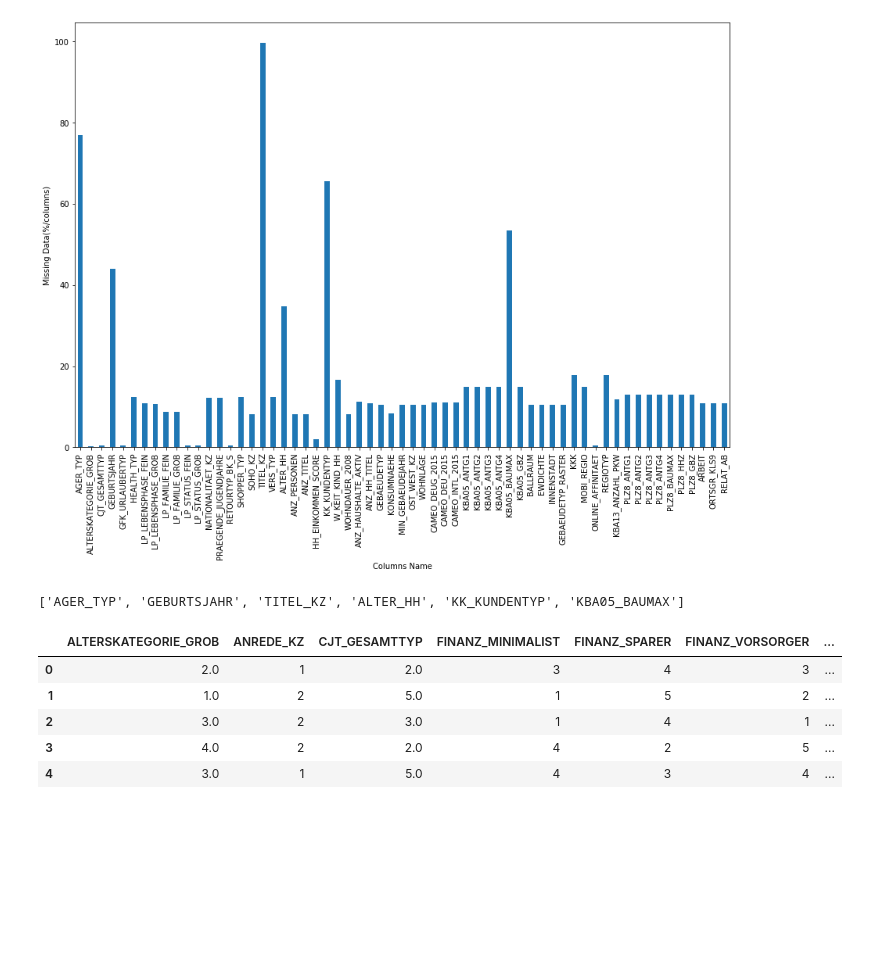
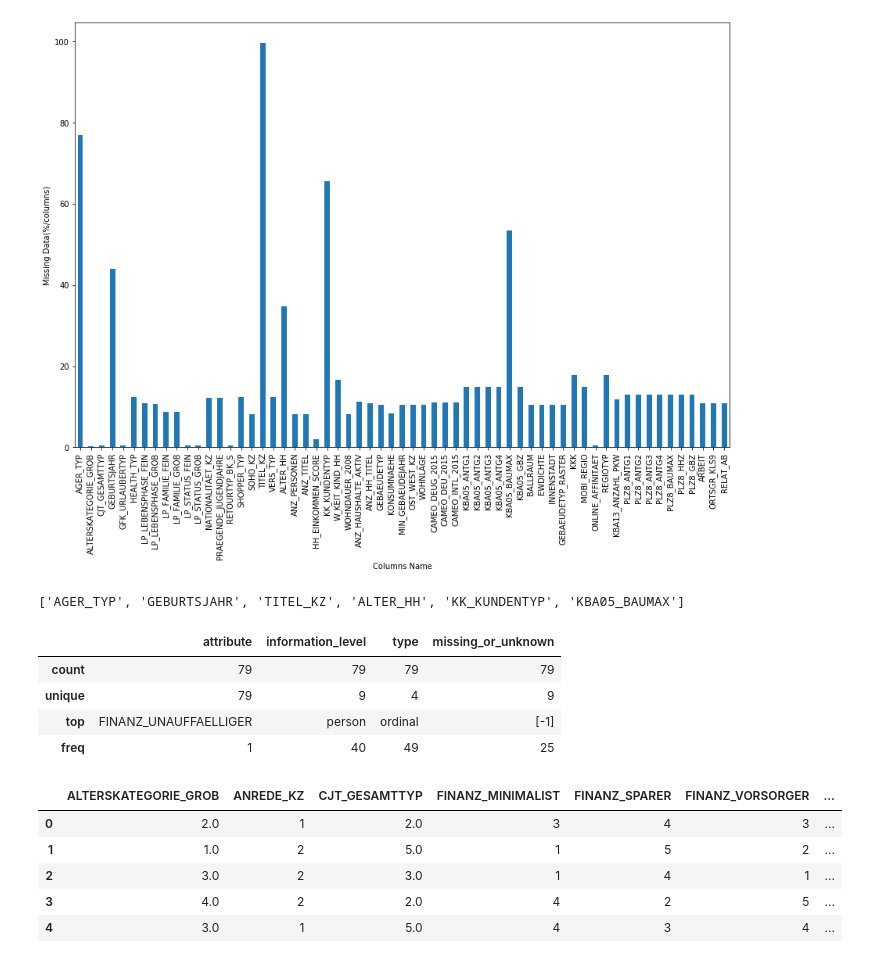
Before and after one commit to jamieYNchan/Udacity-Project, a Jupyter notebook: Identify_Customer_Segments/Identify_Customer_Segments.ipynb, the cells around one changed output. Drawn from its saved outputs; the diff is of its cells as text; code cells hidden in the pictures; blank space fills up the shorter version.

```diff
--- a/Identify_Customer_Segments/Identify_Customer_Segments.ipynb
+++ b/Identify_Customer_Segments/Identify_Customer_Segments.ipynb
@@ -274,3 +295,11 @@ azdias.drop(except_over_20, axis=1, inplace=True)
+# %%
+feat_info.describe()
+# %% [output]
+|  | attribute | information_level | type | missing_or_unknown |
+| count | 79 | 79 | 79 | 79 |
+| unique | 79 | 9 | 4 | 9 |
+| top | FINANZ_UNAUFFAELLIGER | person | ordinal | [-1] |
+| freq | 1 | 40 | 49 | 25 |
 # %%
 azdias.head()
 # %% [output]
```
Also changed, not shown: parts of 41 cells of this notebook.
